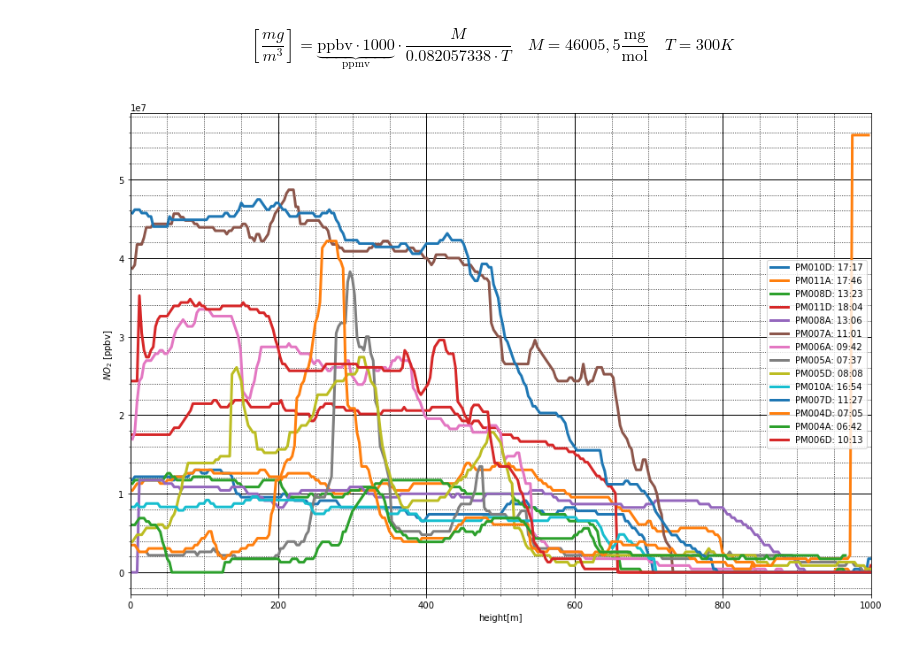
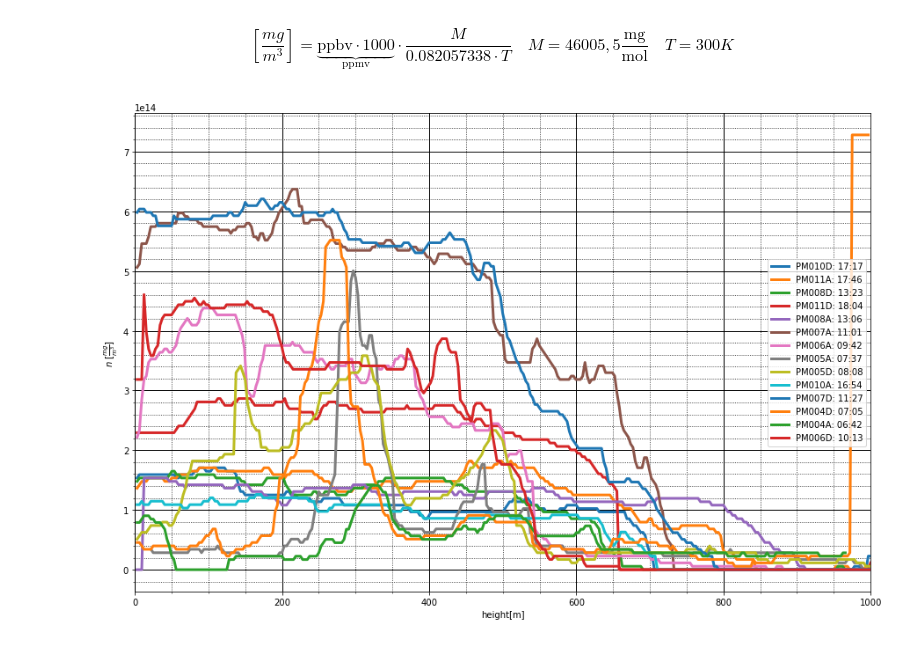
Before and after one commit to Mkrie/thesis, a Jupyter notebook: notebooks/profiles.ipynb, the cells around one changed output. Cells and saved outputs as stored; diff of their text form; code cells hidden in the pictures.

```diff
--- a/notebooks/profiles.ipynb
+++ b/notebooks/profiles.ipynb
@@ -29,29 +29,30 @@ dict_profile_time = {("06", "42"): "PM004A",
                      ("17", "17"): "PM010D",
                      ("17", "46"): "PM011A",
                      ("18", "04"): "PM011D"}
+coef: float = 6.02/46.005*10**(8)
 # %%
 plt.figure(figsize=(15, 10))
 for txt_path in Path(Path.cwd().parent,
                      "data", "profiles_1",
                      "csv").glob("*.csv"):
     with open(txt_path, "r") as csv_file:
         reader = csv.reader(csv_file)
         tup_coords: tuple[tuple[str]] = tuple(reader)
         plt.minorticks_on()
         plt.grid(which='major', color = 'k', linewidth = 1)
         plt.grid(which='minor', color = 'k', linestyle = ':')
         plt.xlim(0, 1000)
-        #plt.ylim(0, 30)
+        #plt.ylim(0, 6*10**7)
         plt.xlabel("height[m]")
-        plt.ylabel(r"$NO_2$ [ppbv]")
+        plt.ylabel(r"$n$ [$\frac{mg}{m^3}$]")
         #plt.title(txt_path.name.replace(".csv", "").replace("_", " "))
         list_text = txt_path.name.replace(".csv", "").split("_")
         plt.plot(tuple(float(x[0]) for x in tup_coords),
-                 tuple(float(x[1]) for x in tup_coords),
+                 tuple(float(x[1]) * coef for x in tup_coords),
                  linewidth=3,
                  label=f"{dict_profile_time.get(tuple(list_text[1:]))}: {list_text[1]}:{list_text[2]}")
 
 plt.legend()
 plt.show()
 # %% [output]
-[figure, old version]
+[figure, new version]
```
Also changed, not shown: parts of 1 cell of this notebook, 3 other files.
